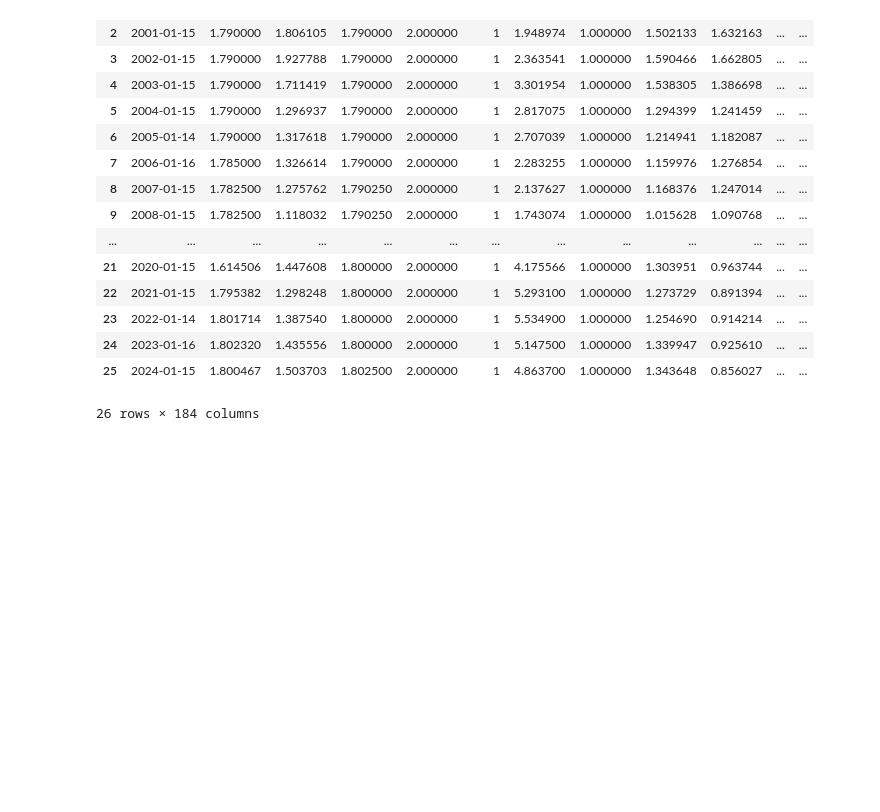
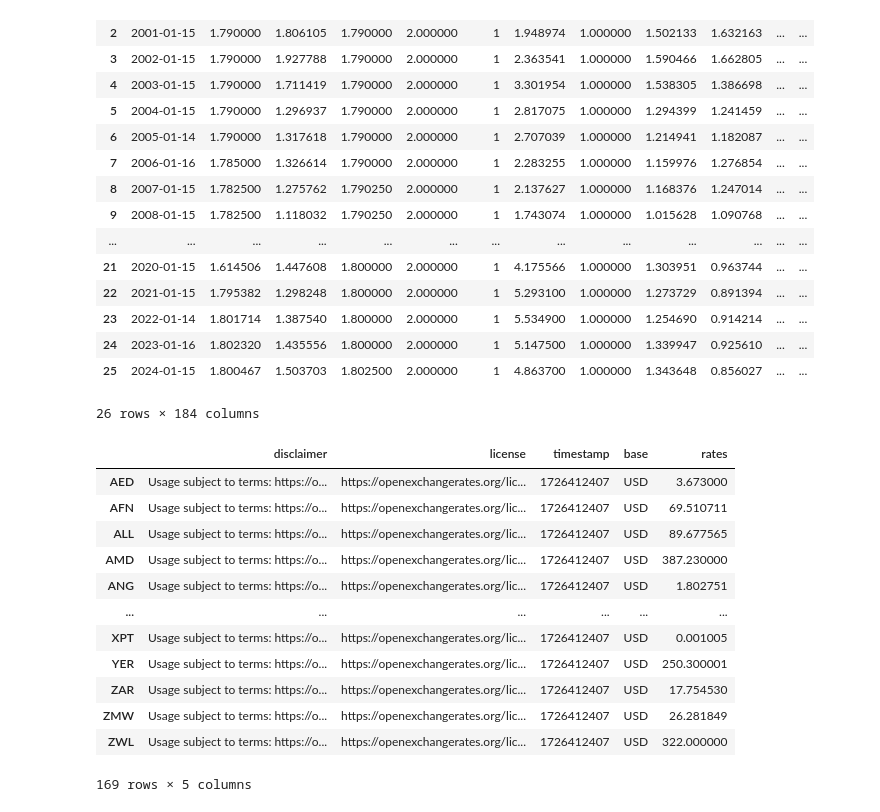
Before and after one commit to salu218/Api_test, a Jupyter notebook: Exchange_rate.ipynb, the cells around one changed output. Drawn from its saved outputs; the diff is of its cells as text; code cells hidden in the pictures; blank space fills up the shorter version.

Commit message:
Api call for latest dates

```diff
--- a/Exchange_rate.ipynb
+++ b/Exchange_rate.ipynb
@@ -119,7 +119,28 @@ df_1
 | 25 | 2024-01-15 | 1.800467 | 1.503703 | 1.802500 | 2.000000 | 1 | 4.863700 | 1.000000 | 1.343648 | 0.856027 | ... | ... |
 26 rows × 184 columns
 # %%
-#
+#make another api call that provides the data for current/latest exchange rates
+response = requests.get('https://openexchangerates.org/api/latest.json?app_id=3147fd6a11e14b88b64568e77b177214')
+# %%
+latest = response.json()
+# %%
+latest_df = pd.DataFrame(latest)
+# %%
+latest_df
+# %% [output]
+|  | disclaimer | license | timestamp | base | rates |
+| AED | Usage subject to terms: https://o... | https://openexchangerates.org/lic... | 1726412407 | USD | 3.673000 |
+| AFN | Usage subject to terms: https://o... | https://openexchangerates.org/lic... | 1726412407 | USD | 69.510711 |
+| ALL | Usage subject to terms: https://o... | https://openexchangerates.org/lic... | 1726412407 | USD | 89.677565 |
+| AMD | Usage subject to terms: https://o... | https://openexchangerates.org/lic... | 1726412407 | USD | 387.230000 |
+| ANG | Usage subject to terms: https://o... | https://openexchangerates.org/lic... | 1726412407 | USD | 1.802751 |
+| ... | ... | ... | ... | ... | ... |
+| XPT | Usage subject to terms: https://o... | https://openexchangerates.org/lic... | 1726412407 | USD | 0.001005 |
+| YER | Usage subject to terms: https://o... | https://openexchangerates.org/lic... | 1726412407 | USD | 250.300001 |
+| ZAR | Usage subject to terms: https://o... | https://openexchangerates.org/lic... | 1726412407 | USD | 17.754530 |
+| ZMW | Usage subject to terms: https://o... | https://openexchangerates.org/lic... | 1726412407 | USD | 26.281849 |
+| ZWL | Usage subject to terms: https://o... | https://openexchangerates.org/lic... | 1726412407 | USD | 322.000000 |
+169 rows × 5 columns
 # %%
 # response = requests.get('https://openexchangerates.org/api/historical/2012-07-10.json?app_id=3147fd6a11e14b88b64568e77b177214')
 # %%
```
Also changed, not shown: parts of 2 cells of this notebook.
